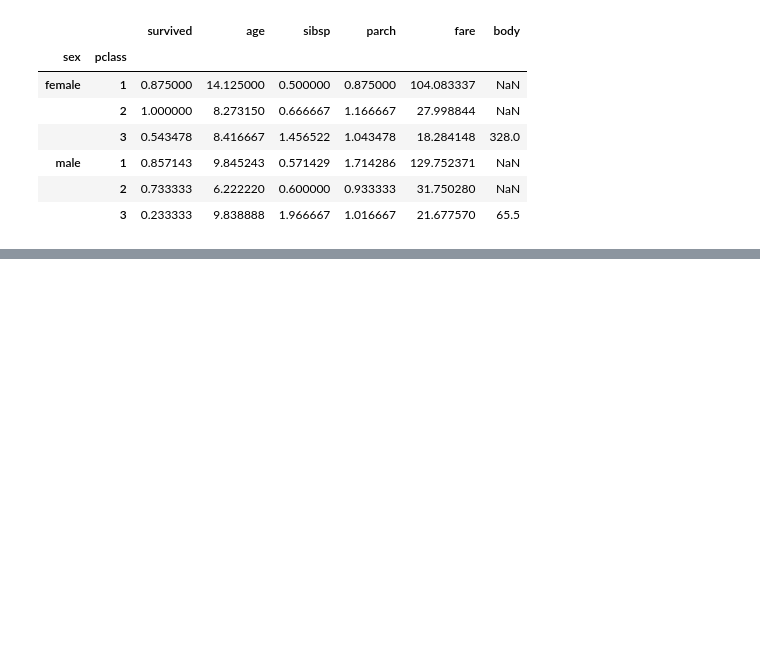
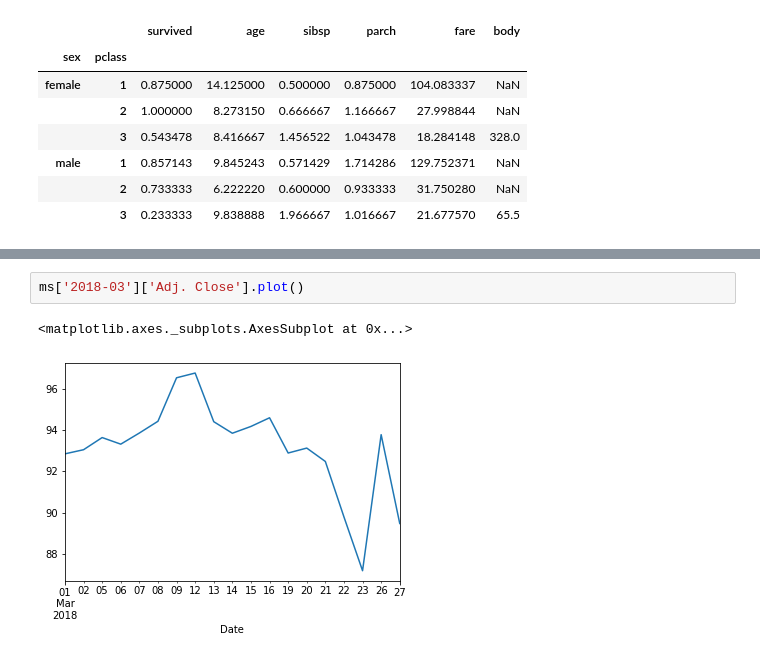
Before and after one commit to tn-220/Python-I-II, a Jupyter notebook: pandas.ipynb, the cells around one changed output, grey strips where cells are left out. Drawn from its saved outputs; the diff is of its cells as text; blank space fills up the shorter version.

```diff
--- a/pandas.ipynb
+++ b/pandas.ipynb
@@ -154,0 +217,5 @@ titanic_df[titanic_df['age']<18].groupby(['sex','pclass']).mean()
+# %%
+ms['2018-03']['Adj. Close'].plot()
+# %% [output]
+<matplotlib.axes._subplots.AxesSubplot at 0x...>
+[figure, added]
```
Also changed, not shown: parts of 15 cells of this notebook.
